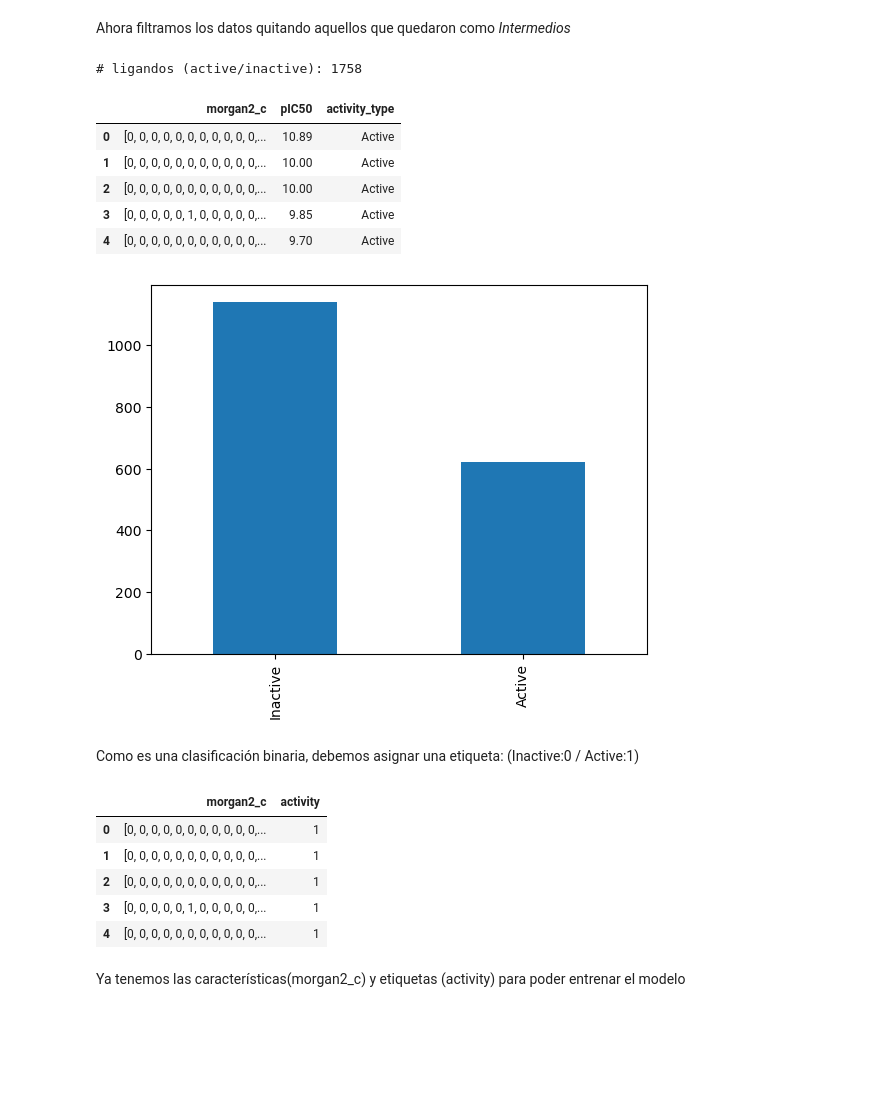
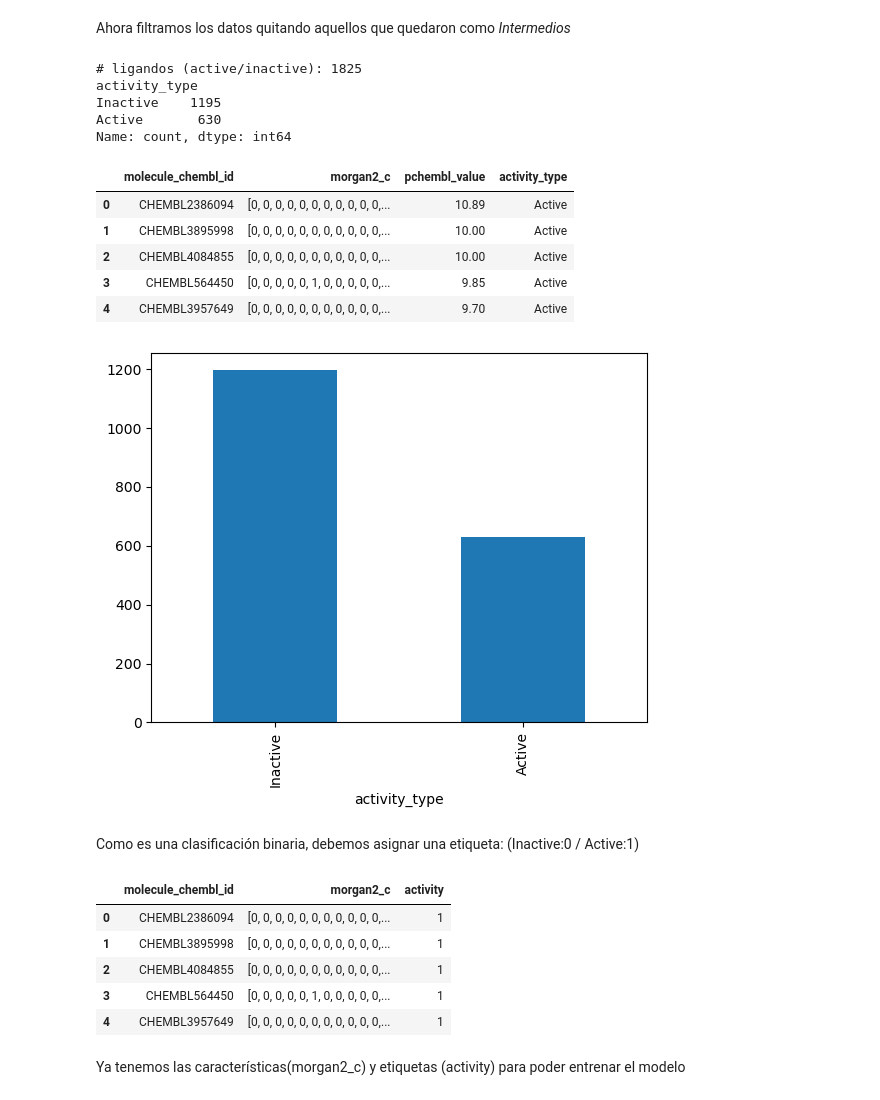
Before and after one commit to Claudia-Alejandra-Martinez/Farmacoinformatica, a Jupyter notebook: 02_Sesiones-practicas/05_Sesion-V/05_Machine_learning.ipynb, the cells around one changed output. Cells and saved outputs as stored; diff of their text form; code cells hidden in the pictures; blank space fills up the shorter version.

```diff
--- a/02_Sesiones-practicas/05_Sesion-V/05_Machine_learning.ipynb
+++ b/02_Sesiones-practicas/05_Sesion-V/05_Machine_learning.ipynb
@@ -72,7 +72,7 @@ En esta práctica necesitamos solamente los ligandos que cumplen la *regla de lo
 # %%
 print(f'# lignados totales: {len(df_output)}')
 df_output = df_output[df_output['rule_of_five_conform']=='yes']
-df_output = df_output[['molecule_chembl_id', 'pIC50', 'smile']]
+df_output = df_output[['molecule_chembl_id', 'pchembl_value', 'smiles']]
 print(f'# ligandos filtrados (rule_of_five_conform:yes): {len(df_output)}')
 
 df_output.head()
@@ -95,7 +95,7 @@ Para encontrar e importar las fingerprints de cada ligando se utiliza la librer
 from rdkit import Chem
 from rdkit.Chem import rdMolDescriptors
 df_fp = df_output.copy()
-df_fp['morgan2_c'] = df_output.smile.map(lambda smile: rdMolDescriptors.GetMorganFingerprintAsBitVect(Chem.MolFromSmiles(smile), 2).ToList())
-df_fp = df_fp[['morgan2_c', 'pIC50']]
+df_fp['morgan2_c'] = df_output.smiles.map(lambda smile: rdMolDescriptors.GetMorganFingerprintAsBitVect(Chem.MolFromSmiles(smile), 2).ToList())
+df_fp = df_fp[['molecule_chembl_id', 'morgan2_c', 'pchembl_value']]
 df_fp.head()
 # %% [output]
@@ -153,31 +151,37 @@ Ahora filtramos los datos quitando aquellos que quedaron como *Intermedios*
 # %%
 bd = df_fp[df_fp['activity_type'] != 'Intermediate'].copy()
 bd.activity_type.value_counts().plot.bar(x='activity_type')
 print(f'# ligandos (active/inactive): {len(bd)}')
+print(bd.activity_type.value_counts())
 bd.head()
+bd.head()
 # %% [output]
-# ligandos (active/inactive): 1758
+# ligandos (active/inactive): 1825
+activity_type
+Inactive    1195
+Active       630
+Name: count, dtype: int64
-|  | morgan2_c | pIC50 | activity_type |
-| 0 | [0, 0, 0, 0, 0, 0, 0, 0, 0, 0, 0,... | 10.89 | Active |
-| 1 | [0, 0, 0, 0, 0, 0, 0, 0, 0, 0, 0,... | 10.00 | Active |
-| 2 | [0, 0, 0, 0, 0, 0, 0, 0, 0, 0, 0,... | 10.00 | Active |
-| 3 | [0, 0, 0, 0, 0, 1, 0, 0, 0, 0, 0,... | 9.85 | Active |
-| 4 | [0, 0, 0, 0, 0, 0, 0, 0, 0, 0, 0,... | 9.70 | Active |
+|  | molecule_chembl_id | morgan2_c | pchembl_value | activity_type |
+| 0 | CHEMBL2386094 | [0, 0, 0, 0, 0, 0, 0, 0, 0, 0, 0,... | 10.89 | Active |
+| 1 | CHEMBL3895998 | [0, 0, 0, 0, 0, 0, 0, 0, 0, 0, 0,... | 10.00 | Active |
+| 2 | CHEMBL4084855 | [0, 0, 0, 0, 0, 0, 0, 0, 0, 0, 0,... | 10.00 | Active |
+| 3 | CHEMBL564450 | [0, 0, 0, 0, 0, 1, 0, 0, 0, 0, 0,... | 9.85 | Active |
+| 4 | CHEMBL3957649 | [0, 0, 0, 0, 0, 0, 0, 0, 0, 0, 0,... | 9.70 | Active |
-[figure, old version]
+[figure, new version]
 # %% [markdown]
 Como es una clasificación binaria, debemos asignar una etiqueta: (Inactive:0 / Active:1)
 # %%
 bd['activity'] = 0
 bd.loc[bd[bd.activity_type == 'Active'].index, 'activity'] = 1.0
-bd.drop(['activity_type', 'pIC50'], axis=1, inplace=True)
+bd.drop(['activity_type', 'pchembl_value'], axis=1, inplace=True)
 bd.head()
 # %% [output]
-|  | morgan2_c | activity |
-| 0 | [0, 0, 0, 0, 0, 0, 0, 0, 0, 0, 0,... | 1 |
-| 1 | [0, 0, 0, 0, 0, 0, 0, 0, 0, 0, 0,... | 1 |
-| 2 | [0, 0, 0, 0, 0, 0, 0, 0, 0, 0, 0,... | 1 |
-| 3 | [0, 0, 0, 0, 0, 1, 0, 0, 0, 0, 0,... | 1 |
-| 4 | [0, 0, 0, 0, 0, 0, 0, 0, 0, 0, 0,... | 1 |
+|  | molecule_chembl_id | morgan2_c | activity |
+| 0 | CHEMBL2386094 | [0, 0, 0, 0, 0, 0, 0, 0, 0, 0, 0,... | 1 |
+| 1 | CHEMBL3895998 | [0, 0, 0, 0, 0, 0, 0, 0, 0, 0, 0,... | 1 |
+| 2 | CHEMBL4084855 | [0, 0, 0, 0, 0, 0, 0, 0, 0, 0, 0,... | 1 |
+| 3 | CHEMBL564450 | [0, 0, 0, 0, 0, 1, 0, 0, 0, 0, 0,... | 1 |
+| 4 | CHEMBL3957649 | [0, 0, 0, 0, 0, 0, 0, 0, 0, 0, 0,... | 1 |
 # %% [markdown]
 Ya tenemos las características(morgan2_c) y etiquetas (activity) para poder entrenar el modelo
 # %% [markdown]
```
Also changed, not shown: parts of 39 cells of this notebook.
